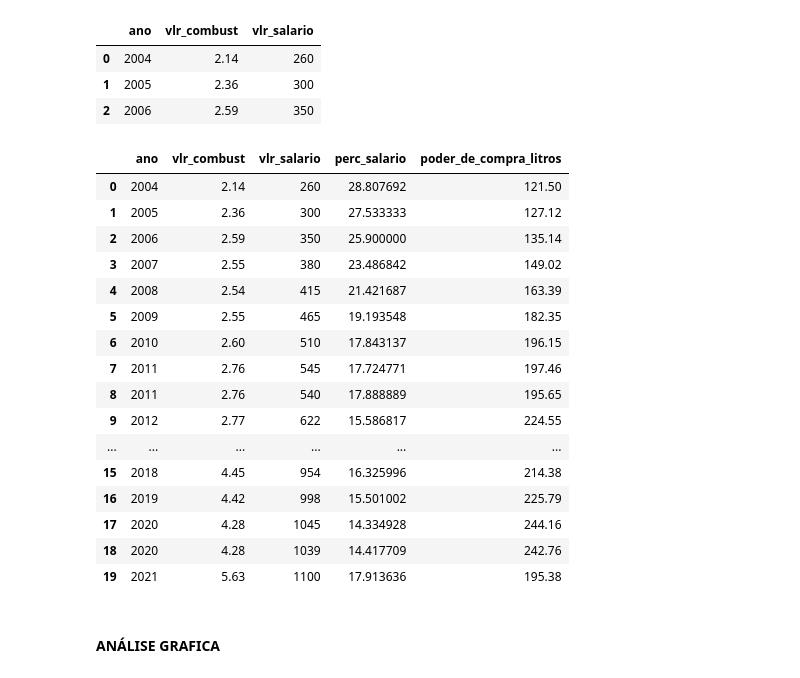
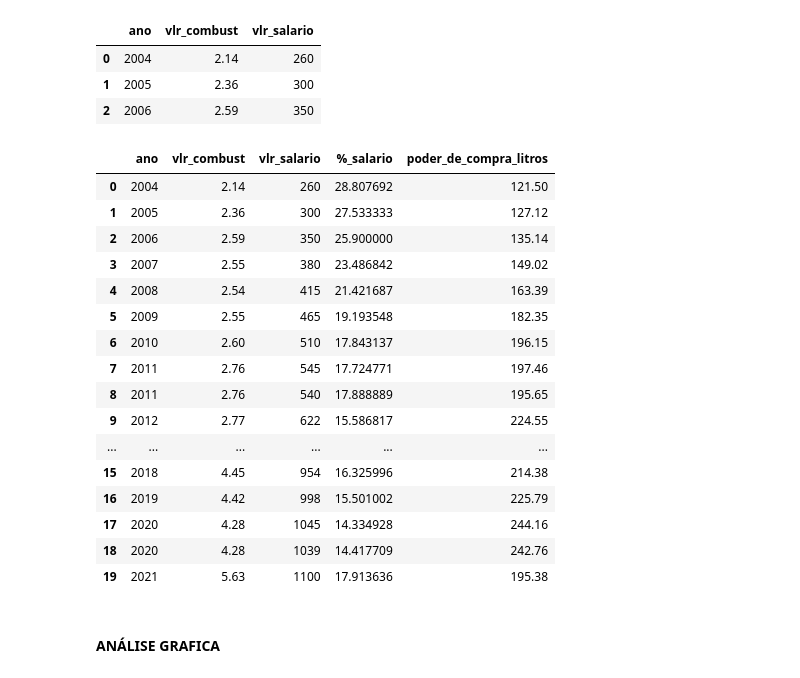
Before and after one commit to MaykeSilva/variacaoHistoricaGasolina, a Jupyter notebook: hitPrecoCombustivel.ipynb, the cells around one changed output. Cells and saved outputs as stored; diff of their text form; code cells hidden in the pictures.

```diff
--- a/hitPrecoCombustivel.ipynb
+++ b/hitPrecoCombustivel.ipynb
@@ -166,12 +171,12 @@ df_gasolina_salario.head(3)
 | 1 | 2005 | 2.36 | 300 |
 | 2 | 2006 | 2.59 | 350 |
 # %%
-df_gasolina_salario['perc_salario'] = (df_gasolina_salario.vlr_combust * 35 ) / df_gasolina_salario.vlr_salario * 100
+df_gasolina_salario['%_salario'] = (df_gasolina_salario.vlr_combust * 35 ) / df_gasolina_salario.vlr_salario * 100
 df_gasolina_salario['poder_de_compra_litros'] = round(df_gasolina_salario.vlr_salario / df_gasolina_salario.vlr_combust, 2)
 df_gasolina_salario.ano = df_gasolina_salario.ano.astype('str')
 df_gasolina_salario
 # %% [output]
-|  | ano | vlr_combust | vlr_salario | perc_salario | poder_de_compra_litros |
+|  | ano | vlr_combust | vlr_salario | %_salario | poder_de_compra_litros |
 | 0 | 2004 | 2.14 | 260 | 28.807692 | 121.50 |
 | 1 | 2005 | 2.36 | 300 | 27.533333 | 127.12 |
 | 2 | 2006 | 2.59 | 350 | 25.900000 | 135.14 |
```
Also changed, not shown: parts of 9 cells of this notebook.
